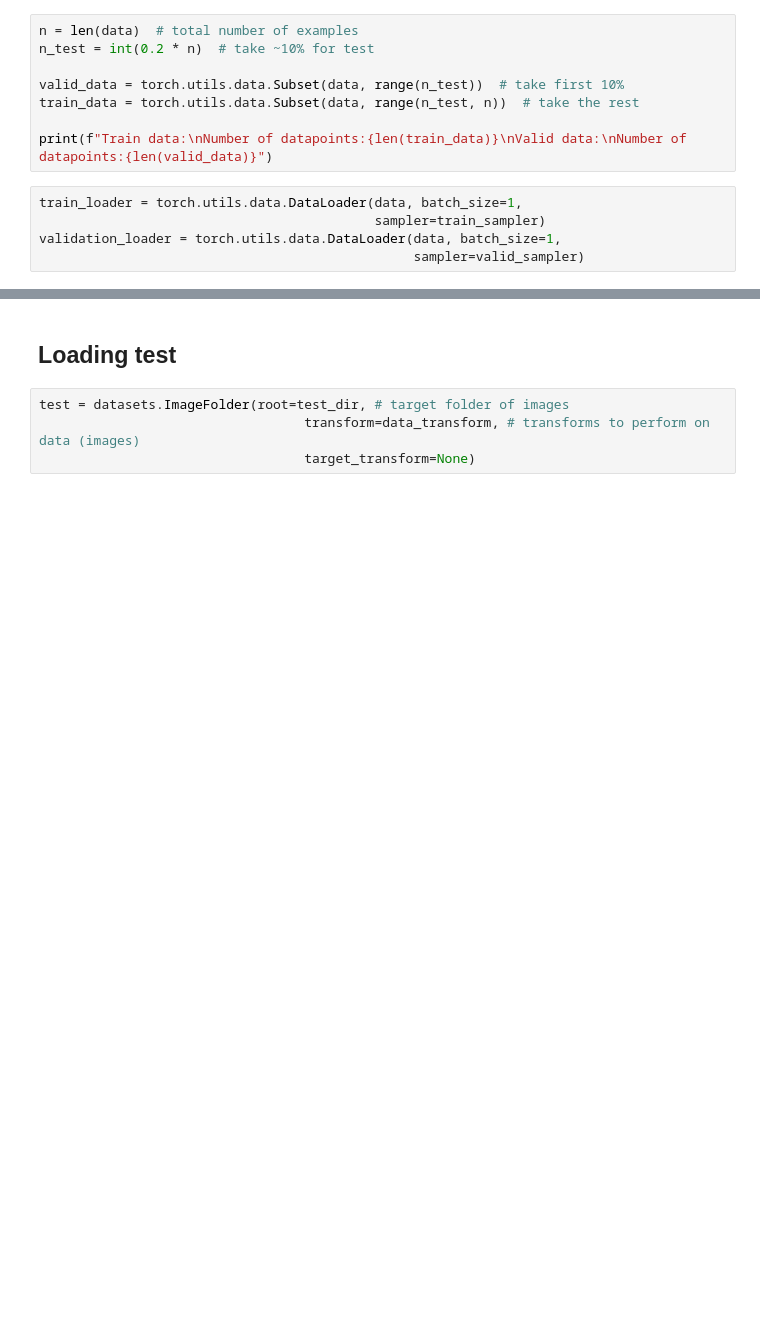
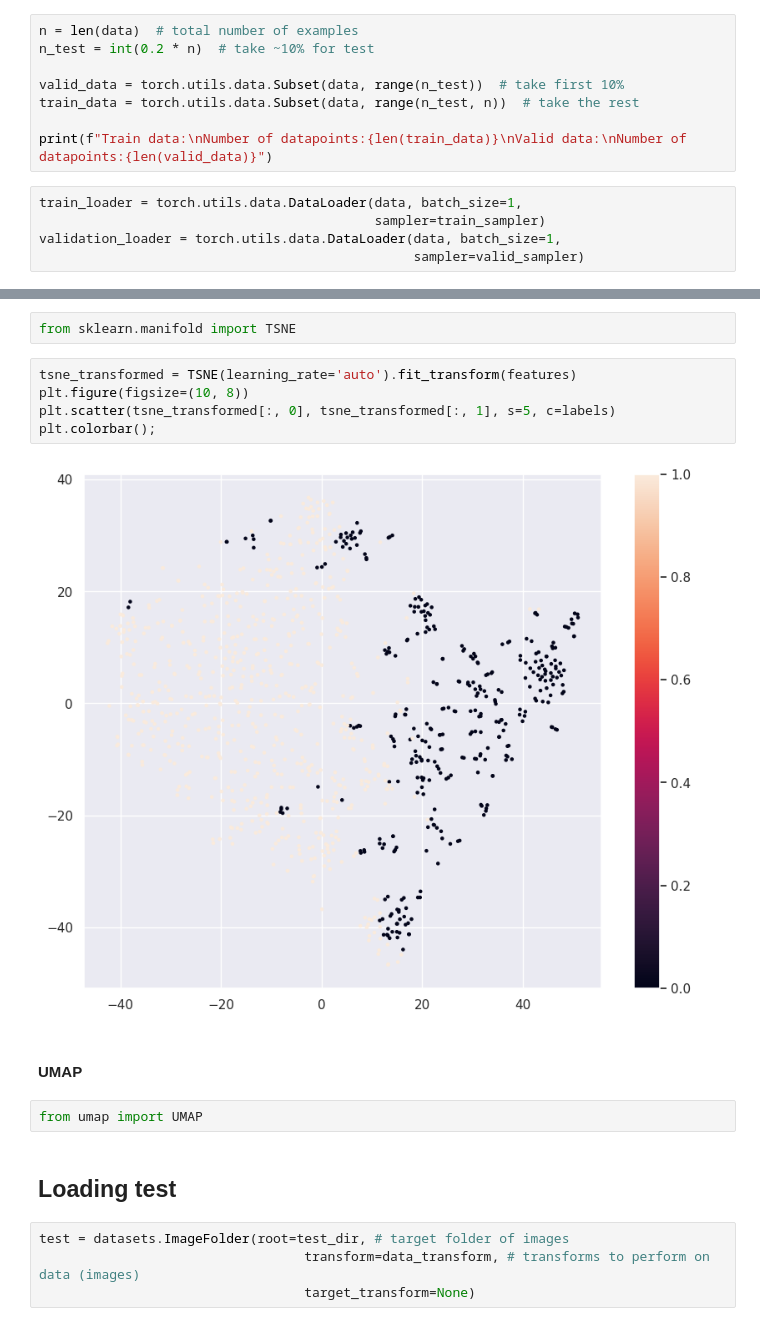
Before and after one commit to lili-alsh/Generated_images, a Jupyter notebook: Контур.ipynb, the cells around one changed output, grey strips where cells are left out. Drawn from its saved outputs; the diff is of its cells as text; blank space fills up the shorter version.

```diff
--- a/Контур.ipynb
+++ b/Контур.ipynb
@@ -669,3 +693,16 @@ validation_loader = torch.utils.data.DataLoader(data, batch_size=1,
+# %%
+from sklearn.manifold import TSNE
+# %%
+tsne_transformed = TSNE(learning_rate='auto').fit_transform(features)
+plt.figure(figsize=(10, 8))
+plt.scatter(tsne_transformed[:, 0], tsne_transformed[:, 1], s=5, c=labels)
+plt.colorbar();
+# %% [output]
+[figure, added]
+# %% [markdown]
+#### UMAP
+# %%
+from umap import UMAP
 # %% [markdown]
 ## Loading test
 # %%
```
Also changed, not shown: parts of 35 cells of this notebook.
